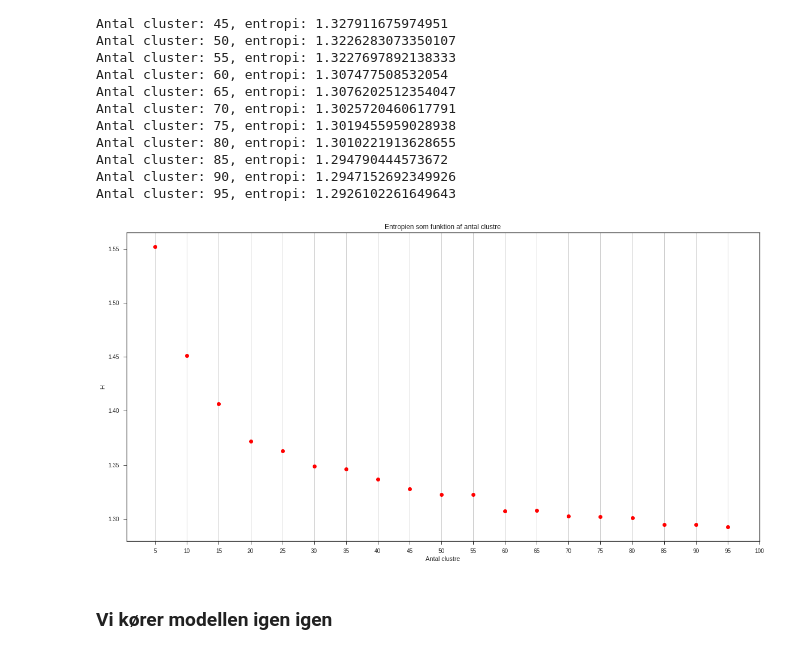
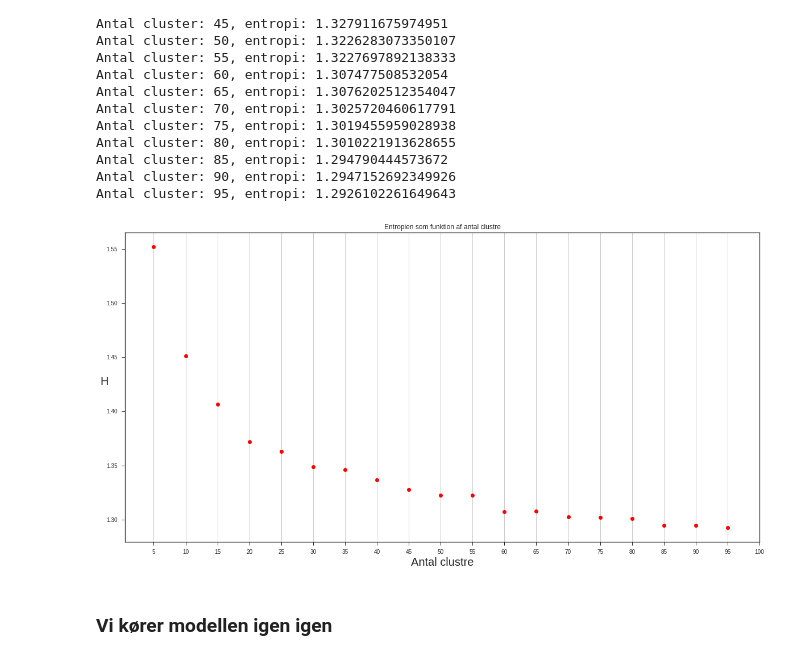
Before and after one commit to mssalvador/Fifa2018, a Jupyter notebook: Teknisk Tirsdag Tutorial (Un-Supervised).ipynb, the cells around one changed output. Saved outputs shown, nothing was run; the diff lists cells and outputs as text; code cells hidden in the pictures.

```diff
--- a/Teknisk Tirsdag Tutorial (Un-Supervised).ipynb
+++ b/Teknisk Tirsdag Tutorial (Un-Supervised).ipynb
@@ -497,15 +489,15 @@ Antal cluster: 95, entropi: 1.2926102261649643
 # %%
 fig = plt.figure(figsize=(20,10))
 ax = fig.gca()
 ax.grid(True, axis='x')
-plt.plot(list(map(lambda x: x[0],entropi)),list(map(lambda x: x[1],entropi)),'ro')
-plt.xticks(range(5,iterations+5, 5))
-plt.xlabel('Antal clustre')
-plt.ylabel('H')
+plt.plot(list(map(lambda x: x[0], entropi)), list(map(lambda x: x[1], entropi)),'ro')
+plt.xticks(range(5, iterations+5, 5))
+plt.xlabel('Antal clustre', fontsize= 20)
+plt.ylabel('H', fontsize= 20, rotation= 'horizontal')
 plt.title('Entropien som funktion af antal clustre')
 plt.show()
 # %% [output]
-[figure, old version]
+[figure, new version]
 # %% [markdown]
 ### Vi kører modellen igen igen
 # %%
```
Also changed, not shown: parts of 12 cells of this notebook.
